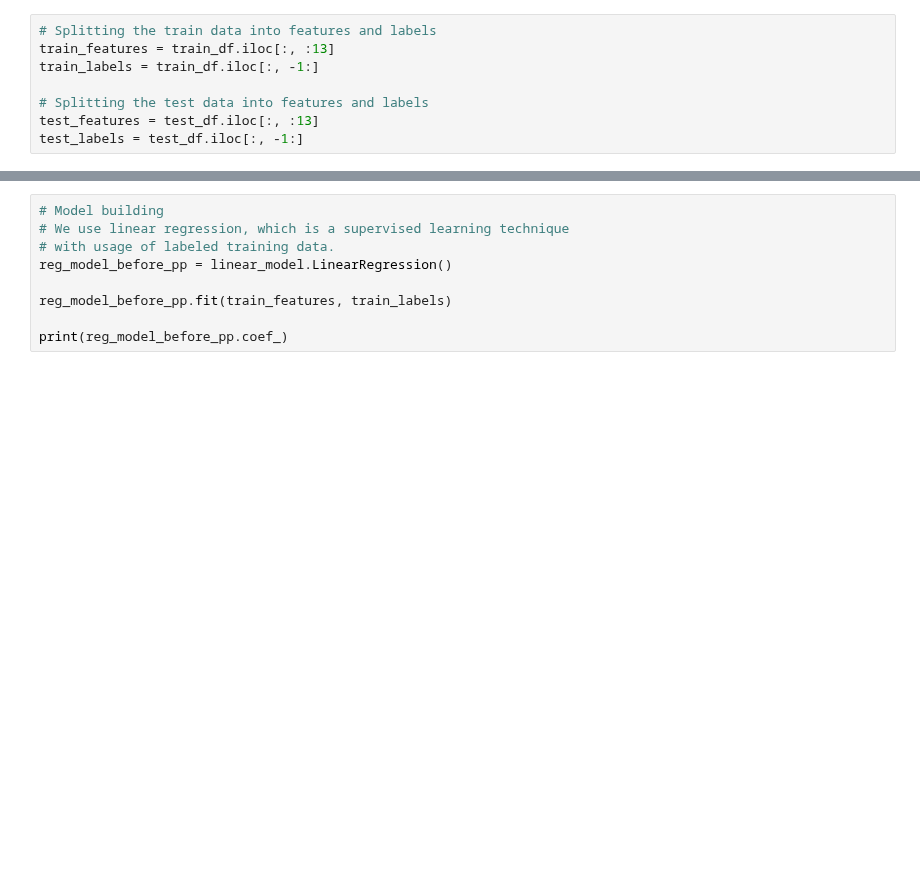
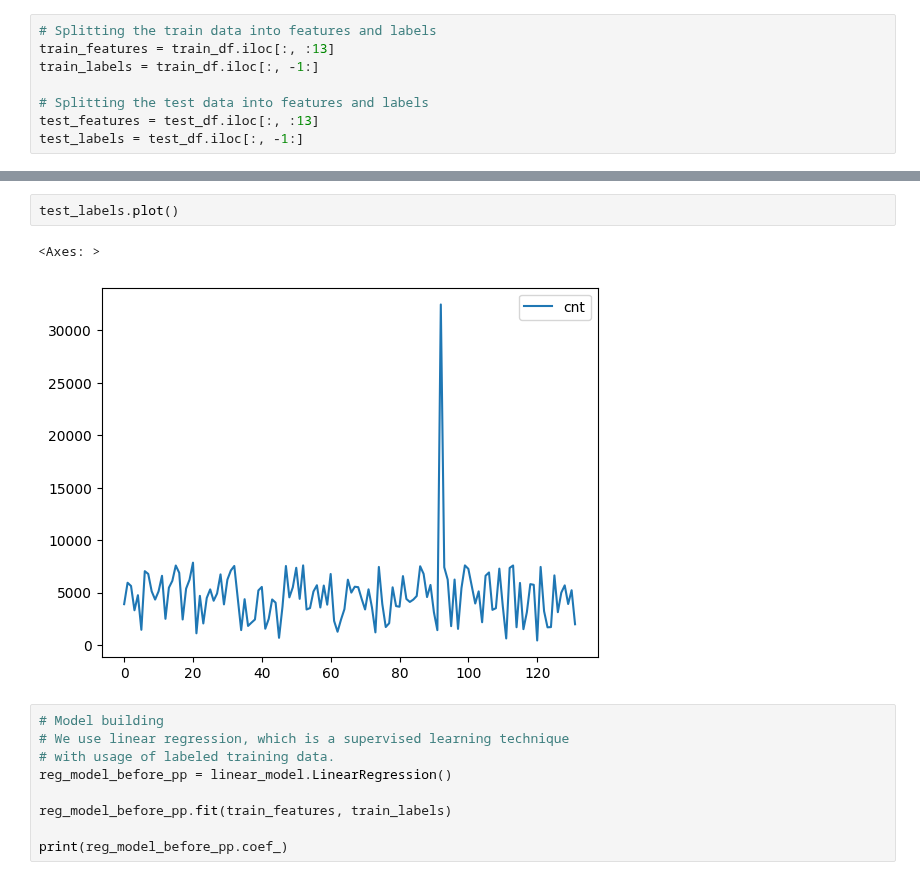
Before and after one commit to PatrykGadziomski/Bike-Rental-Prediction, a Jupyter notebook: Task 2/model_before_pp.ipynb, the cells around one changed output, grey strips where cells are left out. Cells and saved outputs as stored; diff of their text form; blank space fills up the shorter version.

```diff
--- a/Task 2/model_before_pp.ipynb
+++ b/Task 2/model_before_pp.ipynb
@@ -48,3 +58,8 @@ train_features
+# %%
+test_labels.plot()
+# %% [output]
+<Axes: >
+[figure, added]
 # %%
 # Model building
 # We use linear regression, which is a supervised learning technique
```
Also changed, not shown: parts of 9 cells of this notebook, 1 other file.
